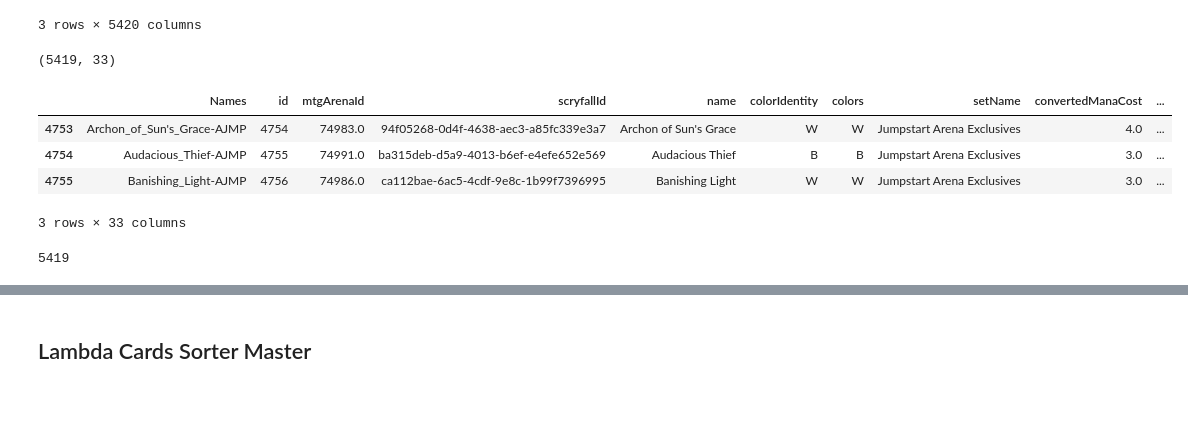
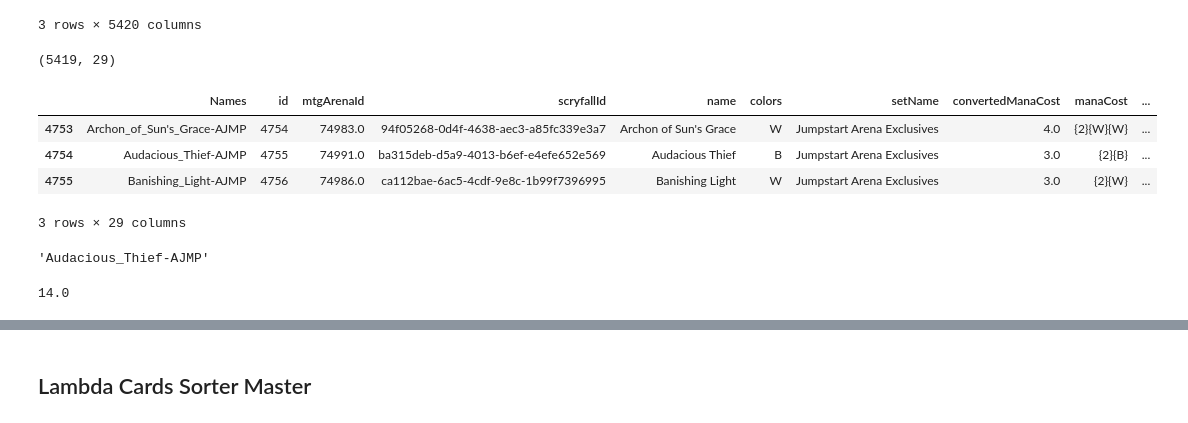
Before and after one commit to ledgerW/magicml, a Jupyter notebook: notebooks/mtgjson_sm_proc.ipynb, the cells around one changed output, grey strips where cells are left out. Saved outputs shown, nothing was run; the diff lists cells and outputs as text; code cells hidden in the pictures.

```diff
--- a/notebooks/mtgjson_sm_proc.ipynb
+++ b/notebooks/mtgjson_sm_proc.ipynb
@@ -500,29 +500,35 @@ pred_df.head(3)
 3 rows × 5420 columns
 # %%
 merge_cols = [
-    'Names','id','mtgArenaId','scryfallId','name','colorIdentity','colors','setName',
-    'convertedManaCost','manaCost','life','loyalty','power','toughness',
-    'type','types','subtypes','supertypes','text','purchaseUrls',
+    'Names','id','mtgArenaId','scryfallId','name','colors','setName',
+    'convertedManaCost','manaCost','loyalty','power','toughness',
+    'type','types','subtypes','text',
     'brawl','commander','duel','future','historic','legacy','modern',
     'oldschool','pauper','penny','pioneer','standard','vintage'
 ]
 # %%
 cards_df = pd.read_csv('cards.csv')\
     .query('mtgArenaId.notnull()')\
     .assign(Names=lambda df: df.name + '-' + df.setCode)\
     .assign(Names=lambda df: df.Names.apply(lambda x: x.replace(' ', '_')))\
+    .fillna({'loyalty':0, 'power':0, 'toughness':0})\
     [merge_cols]
 
 print(cards_df.shape)
 cards_df.head(3)
 # %% [output]
-(5419, 33)
+(5419, 29)
-|  | Names | id | mtgArenaId | scryfallId | name | colorIdentity | colors | setName | convertedManaCost | ... |
-| 4753 | Archon_of_Sun's_Grace-AJMP | 4754 | 74983.0 | 94f05268-0d4f-4638-aec3-a85fc339e3a7 | Archon of Sun's Grace | W | W | Jumpstart Arena Exclusives | 4.0 | ... |
-| 4754 | Audacious_Thief-AJMP | 4755 | 74991.0 | ba315deb-d5a9-4013-b6ef-e4efe652e569 | Audacious Thief | B | B | Jumpstart Arena Exclusives | 3.0 | ... |
-| 4755 | Banishing_Light-AJMP | 4756 | 74986.0 | ca112bae-6ac5-4cdf-9e8c-1b99f7396995 | Banishing Light | W | W | Jumpstart Arena Exclusives | 3.0 | ... |
+|  | Names | id | mtgArenaId | scryfallId | name | colors | setName | convertedManaCost | manaCost | ... |
+| 4753 | Archon_of_Sun's_Grace-AJMP | 4754 | 74983.0 | 94f05268-0d4f-4638-aec3-a85fc339e3a7 | Archon of Sun's Grace | W | Jumpstart Arena Exclusives | 4.0 | {2}{W}{W} | ... |
+| 4754 | Audacious_Thief-AJMP | 4755 | 74991.0 | ba315deb-d5a9-4013-b6ef-e4efe652e569 | Audacious Thief | B | Jumpstart Arena Exclusives | 3.0 | {2}{B} | ... |
+| 4755 | Banishing_Light-AJMP | 4756 | 74986.0 | ca112bae-6ac5-4cdf-9e8c-1b99f7396995 | Banishing Light | W | Jumpstart Arena Exclusives | 3.0 | {2}{W} | ... |
-3 rows × 33 columns
+3 rows × 29 columns
-# %%
-cards_df.id.nunique()
-# %% [output]
-5419
+# %%
+card = pred_df.columns[2]
+card
+# %% [output]
+'Audacious_Thief-AJMP'
+# %%
+staged_card.memory_usage().sum()/1000
+# %% [output]
+14.0
```
Also changed, not shown: parts of 4 cells of this notebook, 8 other files.
